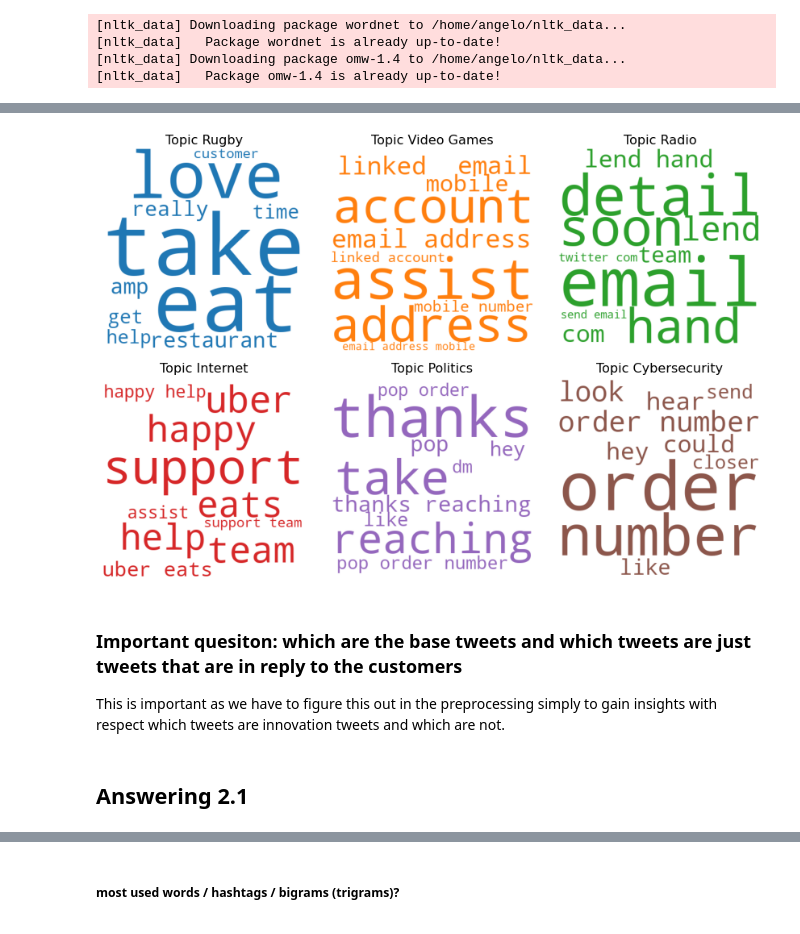
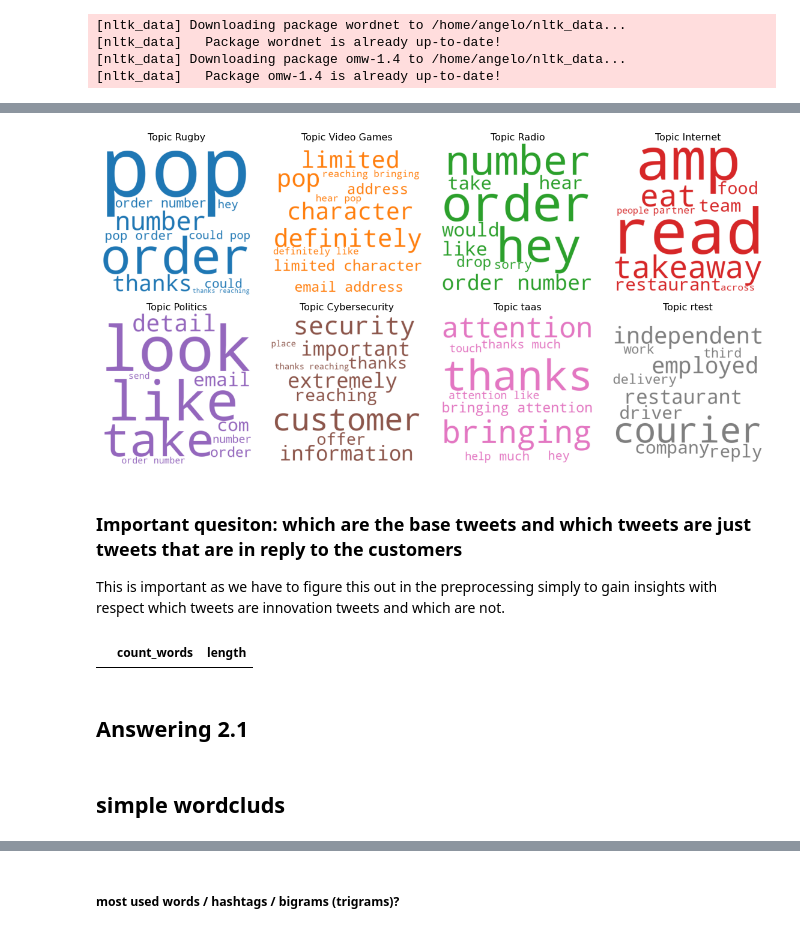
Before and after one commit to AngeloBarisano/Supply_Chain, a Jupyter notebook: Notebooks/workfile_assignment2.ipynb, the cells around one changed output, grey strips where cells are left out. Saved outputs shown, nothing was run; the diff lists cells and outputs as text; code cells hidden in the pictures.

```diff
--- a/Notebooks/workfile_assignment2.ipynb
+++ b/Notebooks/workfile_assignment2.ipynb
@@ -217,21 +247,13 @@ swords = set().union(stopwords.words("english"), additional)
 count = CountVectorizer(
     stop_words=swords,
     tokenizer=LemmaTokenizer(),
-    ngram_range=(1, 3),  # will create a vocabulary with 1-gram and 2-grams
+    ngram_range=(1, 2),  # will create a vocabulary with 1-gram and 2-grams
     min_df=3,
-    max_df=0.9,
-    max_features=1000,
+    max_df=0.8,
+    max_features=2000,
+    lowercase=True,
+    strip_accents="unicode",
 )
-
-
-# count = CountVectorizer(
-#     stop_words=swords,
-#     tokenizer=LemmaTokenizer(),
-#     ngram_range=(1, 3),  # will create a vocabulary with 1-gram and 2-grams
-#     min_df=3,
-#     max_df=0.9,
-#     max_features=2000,
-# )
 
 matrix = count.fit_transform(df_tweets_jet.processed_text_)
 
@@ -256,7 +278,7 @@ results
 corpus = gensim.matutils.Sparse2Corpus(matrix, documents_columns=False)
 id_map = dict((v, k) for k, v in count.vocabulary_.items())
 # %%
-K = 6
+K = 8
 # %%
 lda = LdaModel(
     corpus=corpus,
@@ -288,5 +314,5 @@ lda.print_topics()
 # %%
-nb_columns = 3
+nb_columns = 4
 nb_rows = math.ceil(K / nb_columns)
 
 cols = [
@@ -348,9 +378,18 @@ lda.print_topics()
 # %%
-names = ["Rugby", "Video Games", "Radio", "Internet", "Politics", "Cybersecurity"]
+names = [
+    "Rugby",
+    "Video Games",
+    "Radio",
+    "Internet",
+    "Politics",
+    "Cybersecurity",
+    "taas",
+    "rtest",
+]
 
 topic_names = {i: v for i, v in enumerate(names)}
 # %%
-nb_columns = 3
+nb_columns = 4
 nb_rows = math.ceil(K / nb_columns)
 
 cols = [
@@ -365,31 +404,31 @@ cloud = WordCloud(
     max_words=15,
     color_func=lambda *args, **kwargs: cols[i],
     prefer_horizontal=1.0,
 )
 
 topics = lda.show_topics(num_topics=K, num_words=10, formatted=False)
 
 
 fig, axes = plt.subplots(
     ncols=nb_columns,
     nrows=nb_rows,
     figsize=(4 * nb_columns, 4 * nb_rows),
     sharex=True,
     sharey=True,
 )
 
 for i, (topic, ax) in enumerate(zip(topics, axes.flatten())):
     topic_words = dict(topic[1])
     cloud.generate_from_frequencies(topic_words, max_font_size=300)
     ax.imshow(cloud)
     ax.set_title("Topic " + str(names[i]), fontdict=dict(size=16))
     ax.axis("off")
 
 
 plt.subplots_adjust(wspace=0, hspace=0)
 plt.axis("off")
 plt.margins(x=0, y=0)
 plt.tight_layout()
 plt.show()
 # %% [output]
-[figure, old version]
+[figure, new version]
@@ -397,5 +438,43 @@ plt.show()
 ### Important quesiton: which are the base tweets and which tweets are just tweets that are in reply to the customers
 
 This is important as we have to figure this out in the preprocessing simply to gain insights with respect which tweets are innovation tweets and which are not.
+# %%
+# most fequent words and trigrams
+
+# conver the results into a list of lsits
+processed_words = {}
+for i, r in results.iterrows():
+    processed_words[i] = list(r[r != 0].index)
+
+df_tweets_jet["processed_words_lemma"] = processed_words.values()
+
+df_results = pd.DataFrame(results.sum(), columns=["count_words"]).sort_values(
+    by="count_words", ascending=False
+)
+
+
+additiona = {}
+counter = 0
+for i, r in df_results.iterrows():
+    additiona[counter] = len(i.split())
+
+    counter += 1
+
+
+df_results["length"] = additiona.values()
+# load the topics by document!
+
+# most important single words
+df_results.count_words.head(5)
+
+# most improtant bigrams
+df_results[df_results.length == 2].head(5)
+
+# most important trigrams
+df_results[df_results.length == 3].head(5)
+# %% [output]
+|  | count_words | length |
 # %% [markdown]
 ## Answering 2.1
+# %% [markdown]
+## simple wordcluds
```
Also changed, not shown: parts of 51 cells of this notebook.
